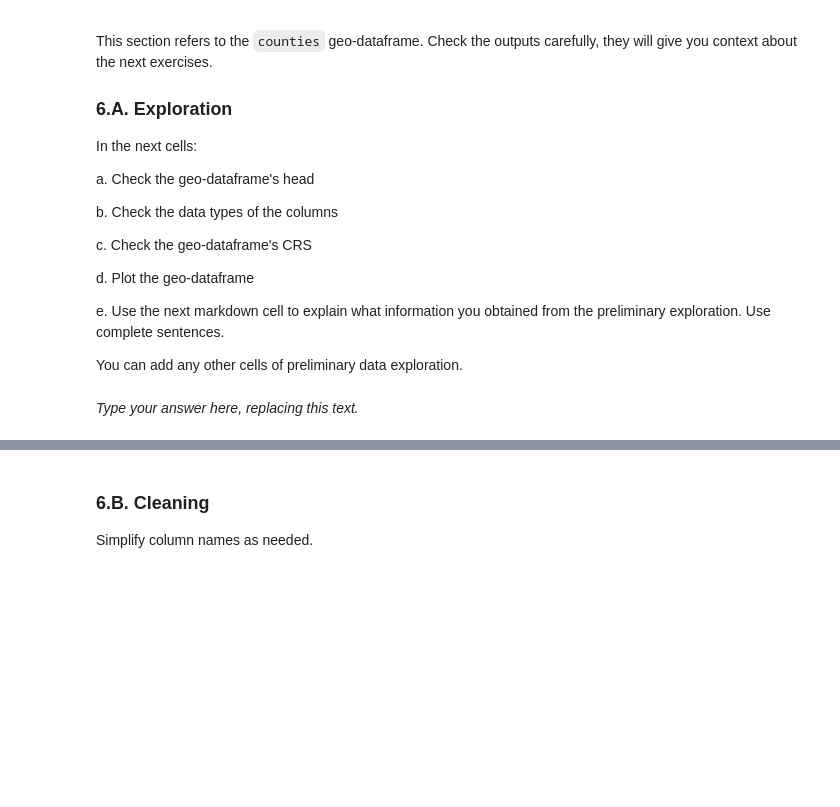
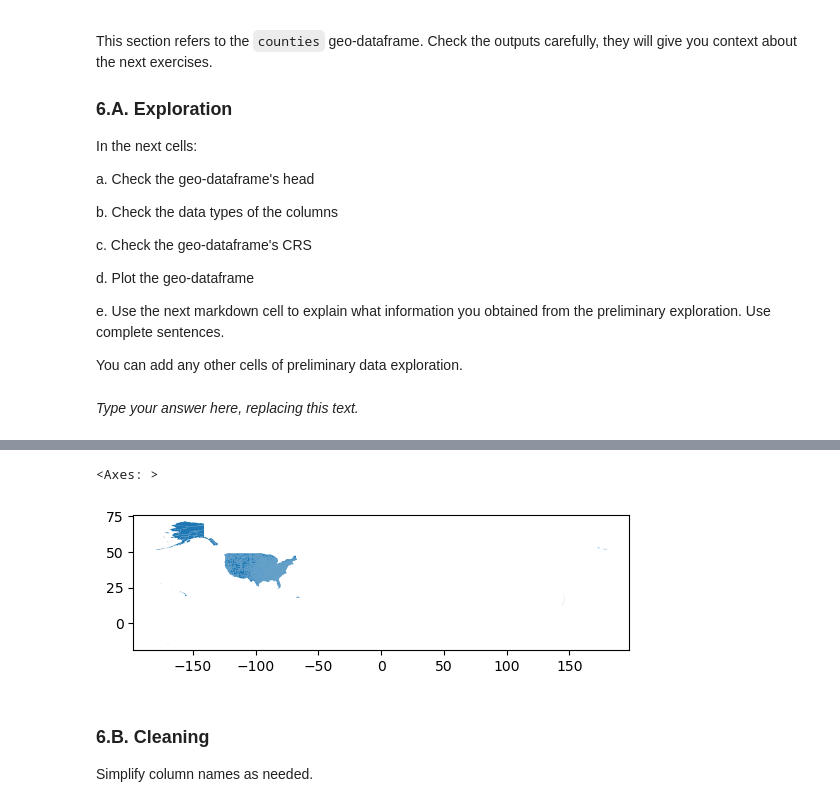
Before and after one commit to sofiiir/eds220-hwk3, a Jupyter notebook: hwk3-task1-spills.ipynb, the cells around one changed output, grey strips where cells are left out. Saved outputs shown, nothing was run; the diff lists cells and outputs as text; code cells hidden in the pictures; blank space fills up the shorter version.

Commit message:
Update counties

```diff
--- a/hwk3-task1-spills.ipynb
+++ b/hwk3-task1-spills.ipynb
@@ -317,5 +393,9 @@ _Type your answer here, replacing this text._
 # %%
-# d
+# d Plot the geo-dataframe
+counties.plot()
+# %% [output]
+<Axes: >
+[figure, added]
 # %% [markdown]
 <!-- END QUESTION -->
 
```
Also changed, not shown: parts of 18 cells of this notebook.
